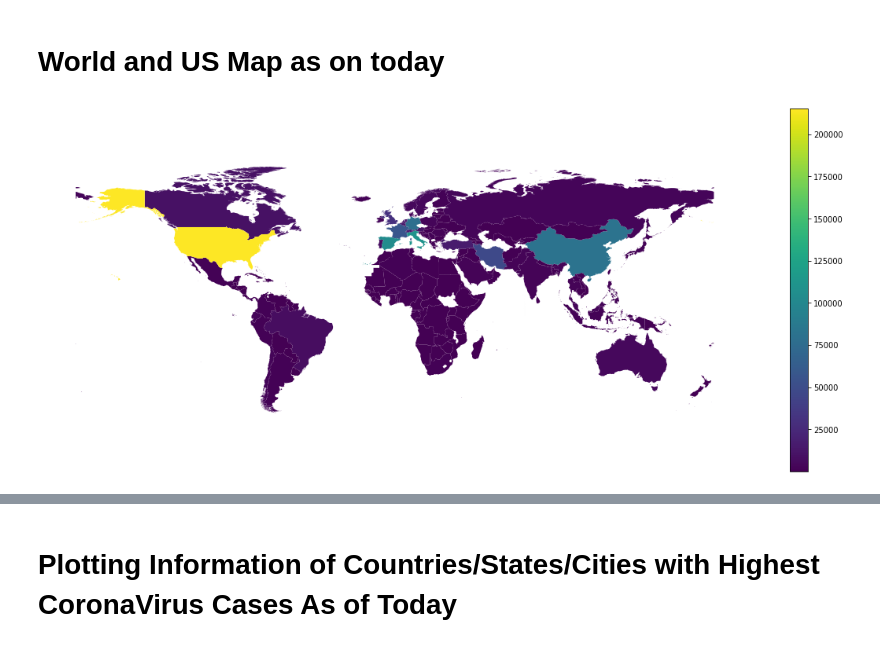
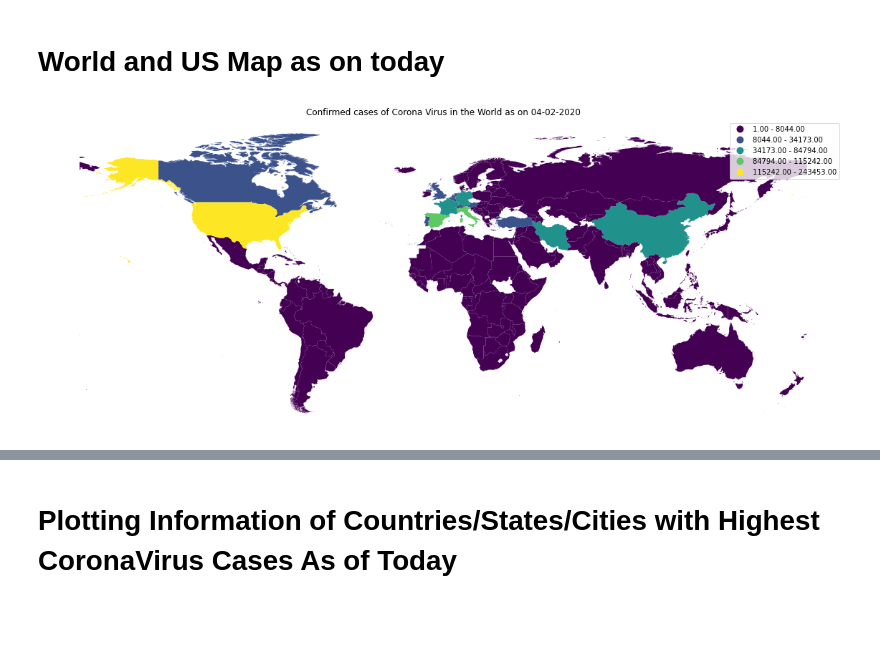
Before and after one commit to KrishnaAgarwal05/COVID-19-Data-Analysis, a Jupyter notebook: CoronaAnalysis.ipynb, the cells around one changed output, grey strips where cells are left out. Drawn from its saved outputs; the diff is of its cells as text; code cells hidden in the pictures; blank space fills up the shorter version.

```diff
--- a/CoronaAnalysis.ipynb
+++ b/CoronaAnalysis.ipynb
@@ -30,9 +30,9 @@ US_COVID_DATA_df = rd.cities_usa_importfiles()
 # %% [markdown]
 # World and US Map as on today
 # %%
-maps.world_mapping(COVID_DATA_df,'Confirmed')
+maps.mapping_world(COVID_DATA_df,'Confirmed')
 # %% [output]
-[figure, old version]
+[figure, new version]
 # %%
 maps.mapping_usa(US_COVID_DATA_df,'Confirmed')
 # %% [output]
```
Also changed, not shown: parts of 8 cells of this notebook, 25 other files.
